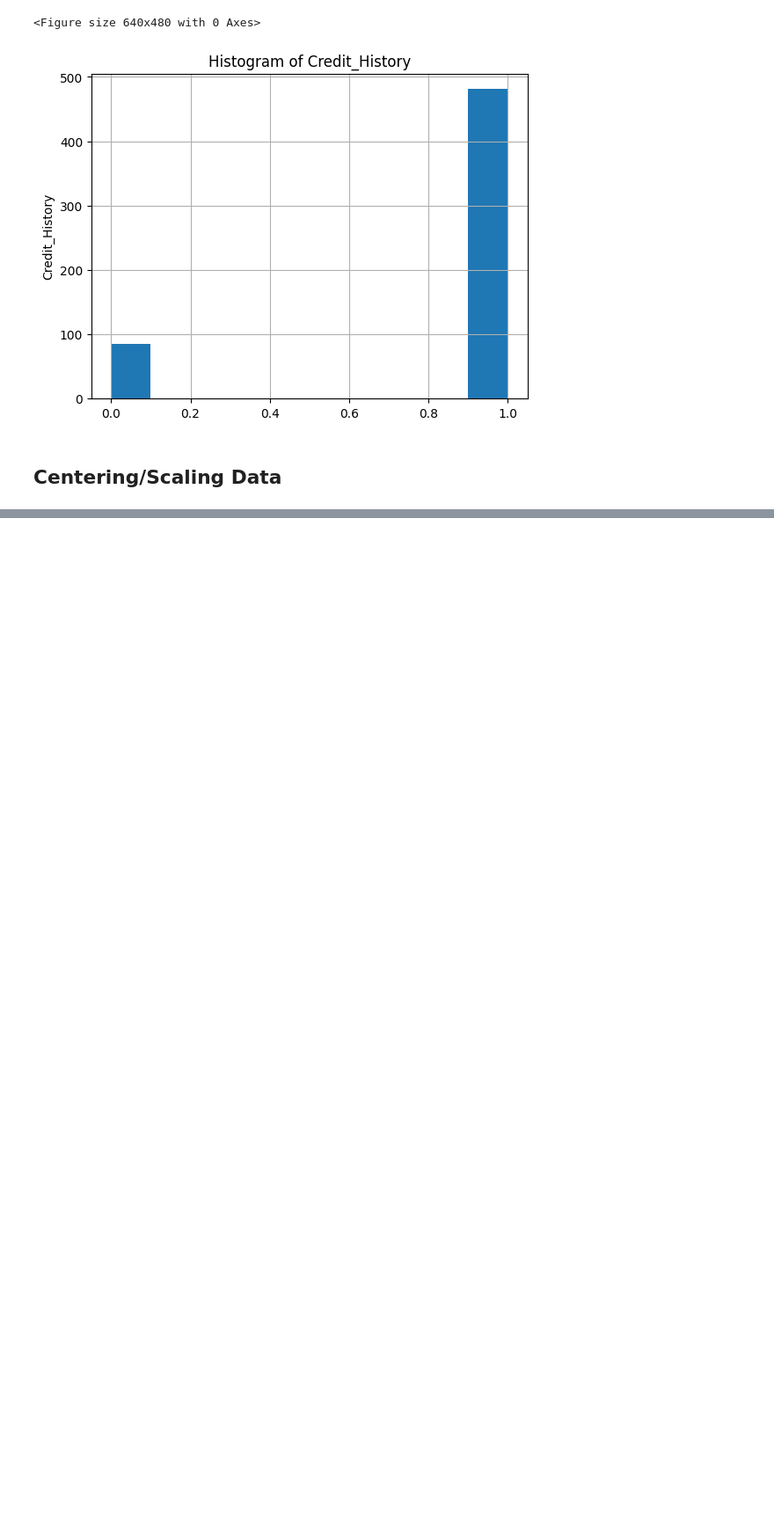
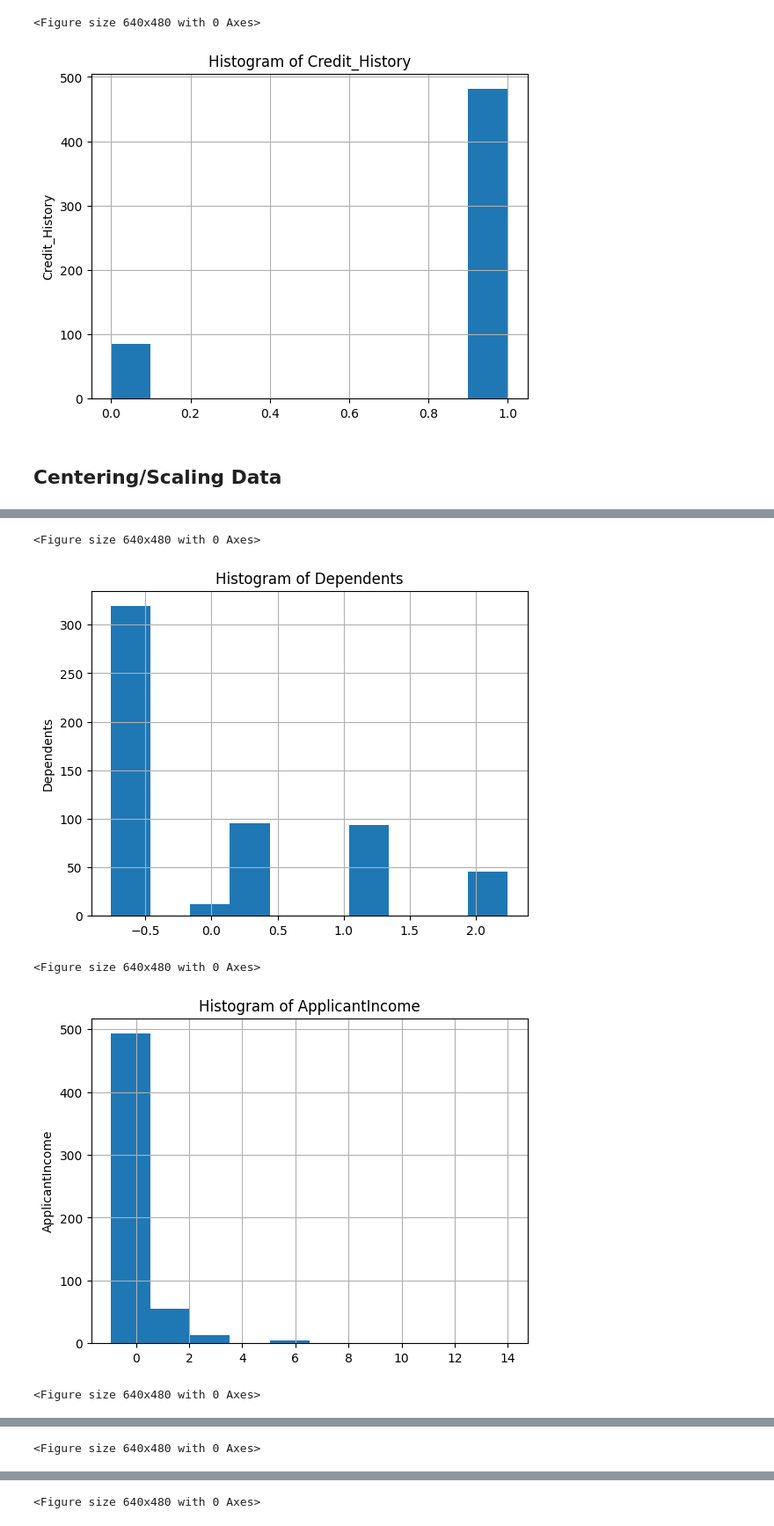
Before and after one commit to andrewnoonan2004/INFSCI-0510, a Jupyter notebook: Assignment4.ipynb, the cells around one changed output, grey strips where cells are left out. Shown at 88% size. Saved outputs shown, nothing was run; the diff lists cells and outputs as text; code cells hidden in the pictures; blank space fills up the shorter version.

```diff
--- a/Assignment4.ipynb
+++ b/Assignment4.ipynb
@@ -362,0 +389,4 @@ df.head()
+# %%
+df['ApplicantIncome'] = df['ApplicantIncome'].astype('float')
+# %%
+df['Loan_Amount_Term'] = df['Loan_Amount_Term'].astype('float')
@@ -362,0 +410,2 @@ df.head()
+# %%
+df.update(centered_and_scaled_df)
@@ -362,0 +424,15 @@ df.head()
+# %%
+transformed = (centered_and_scaled_df+1).apply(np.log)
+# %%
+for col in transformed.columns:
+    plt.figure()
+    df.hist(column=[col],bins=50)
+    plt.title(f'Histogram of {col}')
+    plt.ylabel(col)
+    plt.show()
+# %% [output]
+<Figure size 640x480 with 0 Axes>
+[figure, added]
+<Figure size 640x480 with 0 Axes>
+[figure, added]
+<Figure size 640x480 with 0 Axes>
@@ -362,0 +440 @@ df.head()
+<Figure size 640x480 with 0 Axes>
@@ -362,0 +442 @@ df.head()
+<Figure size 640x480 with 0 Axes>
```
Also changed, not shown: parts of 16 cells of this notebook.
